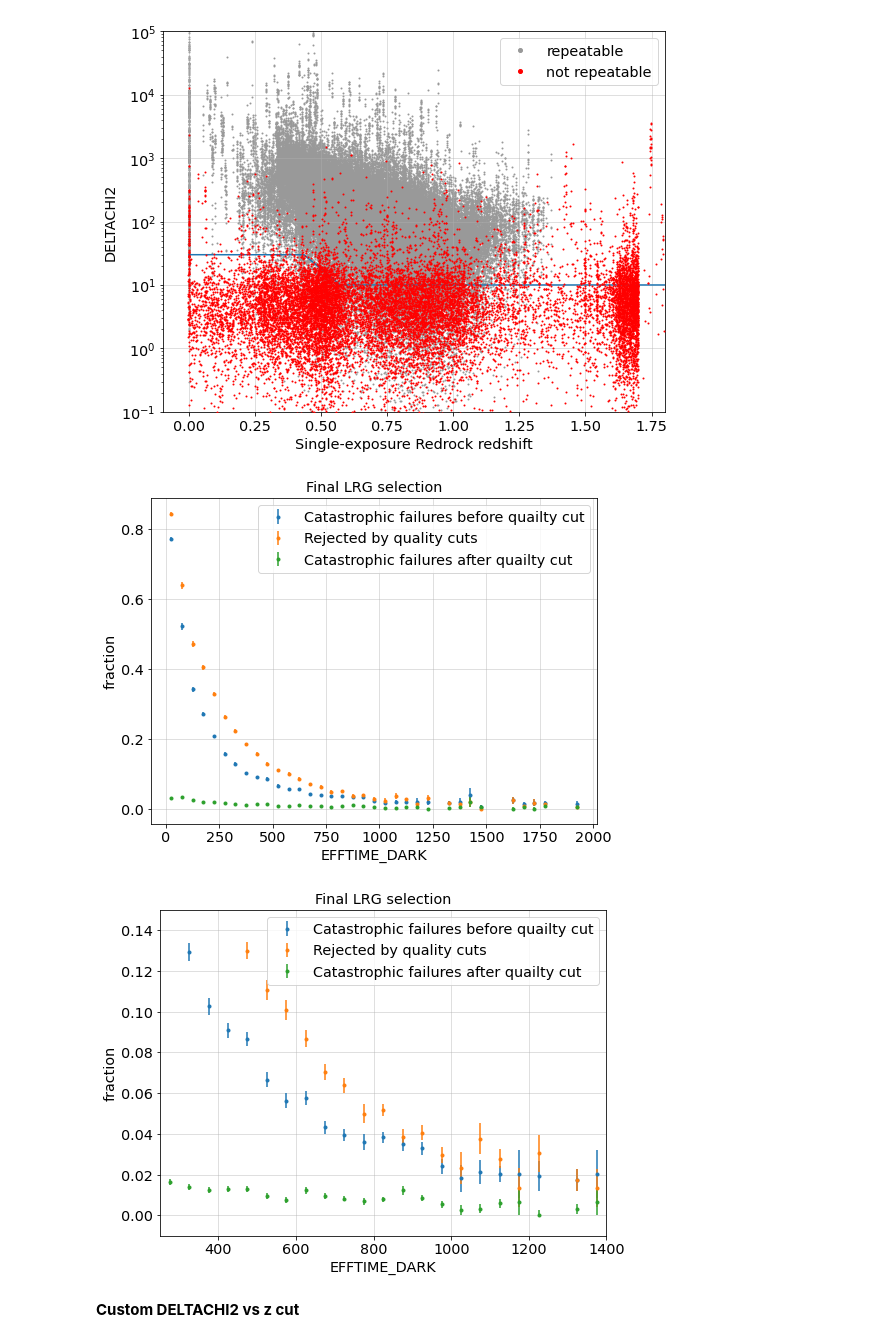
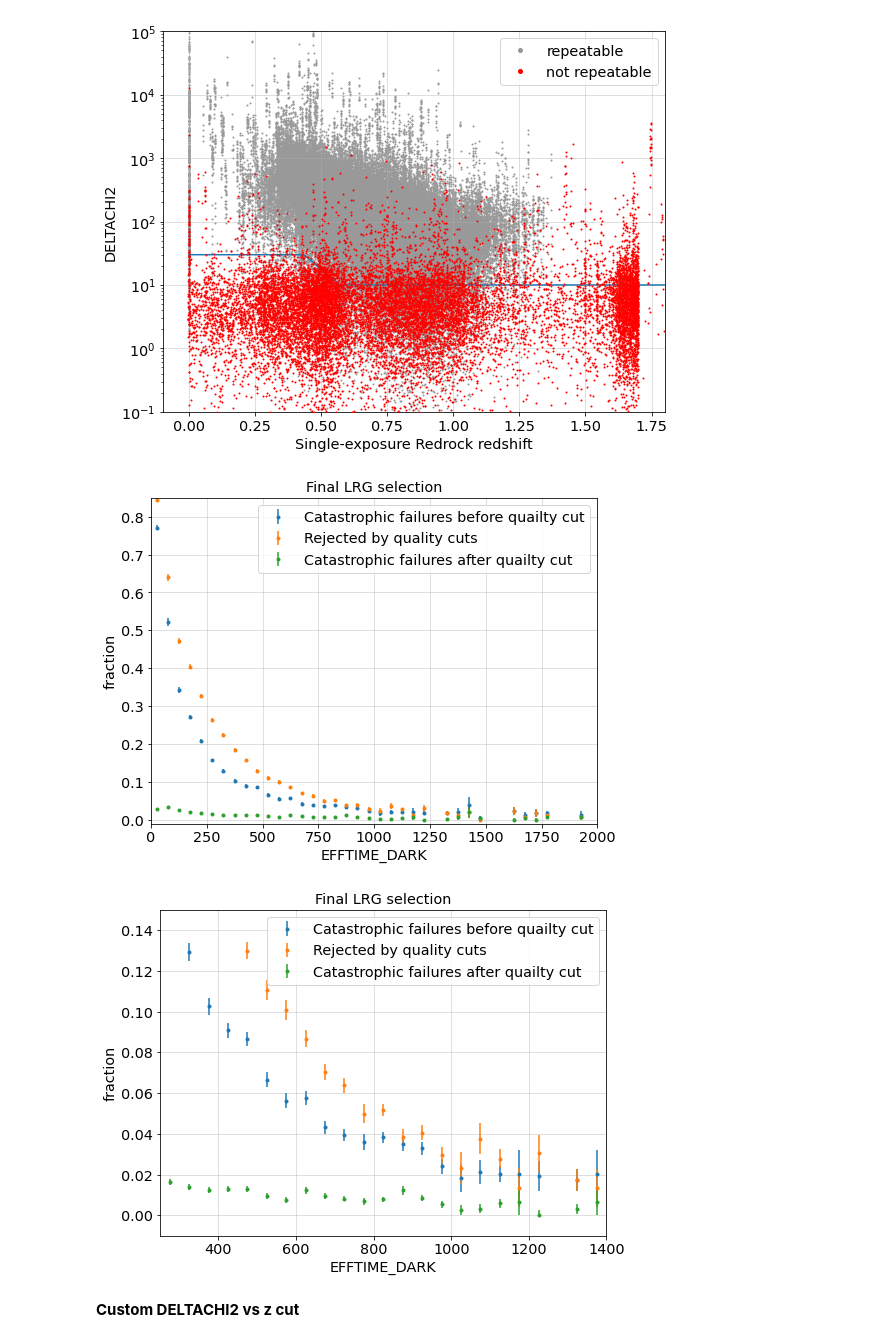
Before and after one commit to rongpu/desi-targets, a Jupyter notebook: sv/final_selection/failure_rate_vs_efftime.ipynb, the cells around one changed output. Saved outputs shown, nothing was run; the diff lists cells and outputs as text; code cells hidden in the pictures.

```diff
--- a/sv/final_selection/failure_rate_vs_efftime.ipynb
+++ b/sv/final_selection/failure_rate_vs_efftime.ipynb
@@ -261,34 +261,35 @@ plt.errorbar(bin_center, bin_reject_rate,
              yerr=(np.clip(bin_reject_rate_err, None, bin_reject_rate), bin_reject_rate_err),
              fmt='.', label='Rejected by quality cuts')
 plt.errorbar(bin_center, bin_still_fail_rate,
              yerr=(np.clip(bin_still_fail_rate_err, None, bin_still_fail_rate), bin_still_fail_rate_err),
              fmt='.', label='Catastrophic failures after quailty cut')
 plt.xlabel('EFFTIME_DARK')
 plt.ylabel('fraction')
 plt.grid(alpha=0.5)
 plt.legend(loc='upper right')
 plt.title('Final LRG selection')
+plt.axis([0, 2000, -0.01, 0.85])
 plt.show()
 
 plt.figure(figsize=(8, 6))
 plt.errorbar(bin_center, bin_fail_rate,
              yerr=(np.clip(bin_fail_rate_err, None, bin_fail_rate), bin_fail_rate_err),
              fmt='.', label='Catastrophic failures before quailty cut')
 plt.errorbar(bin_center, bin_reject_rate,
              yerr=(np.clip(bin_reject_rate_err, None, bin_reject_rate), bin_reject_rate_err),
              fmt='.', label='Rejected by quality cuts')
 plt.errorbar(bin_center, bin_still_fail_rate,
              yerr=(np.clip(bin_still_fail_rate_err, None, bin_still_fail_rate), bin_still_fail_rate_err),
              fmt='.', label='Catastrophic failures after quailty cut')
 plt.xlabel('EFFTIME_DARK')
 plt.ylabel('fraction')
 plt.grid(alpha=0.5)
 plt.legend(loc='upper right')
 plt.title('Final LRG selection')
 plt.axis([250, 1400, -0.01, 0.15])
 plt.show()
 # %% [output]
-[figure, old version]
+[figure, new version]
 [figure]
 # %% [markdown]
 __Custom DELTACHI2 vs z cut__
```
Also changed, not shown: parts of 9 cells of this notebook.
